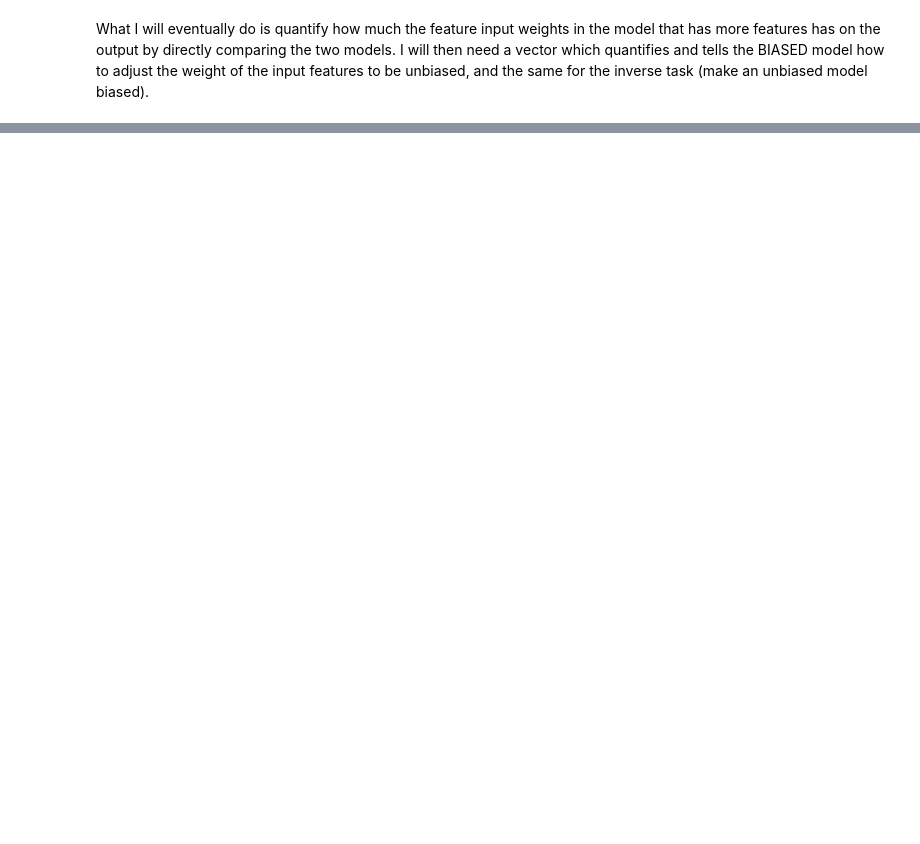
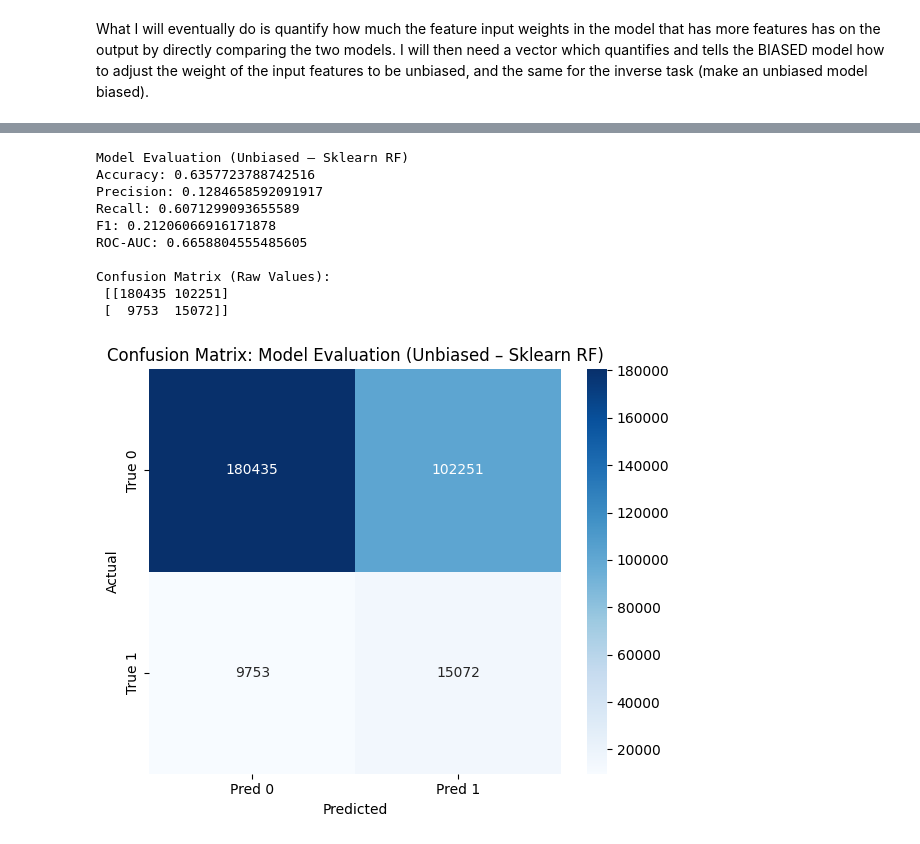
Before and after one commit to qayyumayaan/credit-risk-prediction-bias, a Jupyter notebook: vatsalam/LR.ipynb, the cells around one changed output, grey strips where cells are left out. Saved outputs shown, nothing was run; the diff lists cells and outputs as text; code cells hidden in the pictures; blank space fills up the shorter version.

```diff
--- a/vatsalam/LR.ipynb
+++ b/vatsalam/LR.ipynb
@@ -633,0 +727,74 @@ Confusion Matrix (Raw Values):
+# %%
+from sklearn.ensemble import RandomForestClassifier
+from sklearn.model_selection import cross_val_predict
+from sklearn.impute import SimpleImputer
+import pandas as pd
+
+label_col = "TARGET"
+
+# 1) Median imputation (fit on train, apply to test)
+imputer_unbiased = SimpleImputer(strategy="median")
+X_unbiased_enc_imputed = imputer_unbiased.fit_transform(X_unbiased_enc)
+X_test_unbiased_enc_imputed = imputer_unbiased.transform(X_test_unbiased_enc)
+
+# 2) Random Forest (sklearn) — match Spark-ish params
+rf_unbiased = RandomForestClassifier(
+    n_estimators=50,        # ~ numTrees=50
+    max_depth=6,           # ~ maxDepth=6
+    max_features="sqrt",   # ~ featureSubsetStrategy="sqrt"
+    class_weight="balanced",
+    random_state=42,
+    n_jobs=-1
+)
+
+# 3) Cross-validated predictions (5-fold)
+rf_unbiased_pred = cross_val_predict(
+    rf_unbiased,
+    X_unbiased_enc_imputed,
+    y_unbiased,
+    cv=5,
+    method="predict"
+)
+
+rf_unbiased_pred_proba = cross_val_predict(
+    rf_unbiased,
+    X_unbiased_enc_imputed,
+    y_unbiased,
+    cv=5,
+    method="predict_proba"
+)[:, 1]
+
+# 4) Reuse your existing scores() function
+scores(
+    y_unbiased,
+    rf_unbiased_pred,
+    rf_unbiased_pred_proba,
+    title="Model Evaluation (Unbiased – Sklearn RF)"
+)
+
+# 5) Fit final model on ALL unbiased training data
+rf_unbiased.fit(X_unbiased_enc_imputed, y_unbiased)
+
+# 6) Predict on unbiased test data
+rf_unbiased_test_pred = rf_unbiased.predict_proba(X_test_unbiased_enc_imputed)[:, 1]
+
+# 7) Feature importance (top 20)
+rf_unbiased_importance = pd.Series(
+    rf_unbiased.feature_importances_,
+    index=feature_names_unbiased
+).sort_values(ascending=False)
+
+print("\nTop 20 Random Forest Features (Unbiased – Sklearn):")
+print(rf_unbiased_importance.head(20))
+# %% [output]
+Model Evaluation (Unbiased – Sklearn RF)
+Accuracy: 0.6357723788742516
+Precision: 0.1284658592091917
+Recall: 0.6071299093655589
+F1: 0.21206066916171878
+ROC-AUC: 0.6658804555485605
+
+Confusion Matrix (Raw Values):
+ [[180435 102251]
+ [  9753  15072]]
+[figure, added]
```
Also changed, not shown: parts of 14 cells of this notebook.
